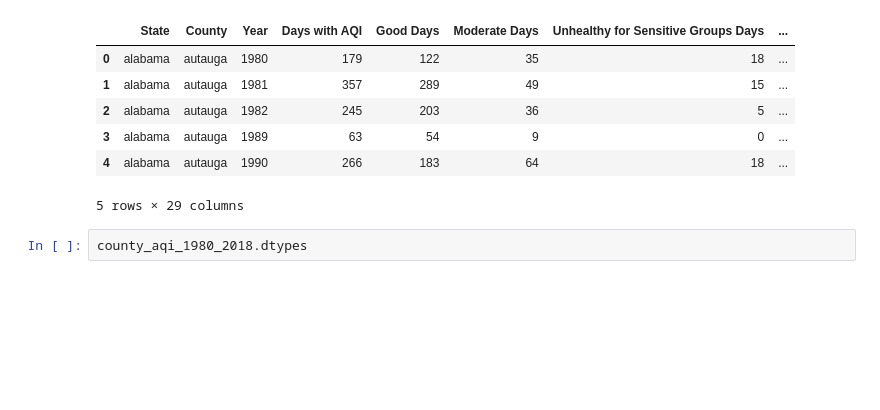
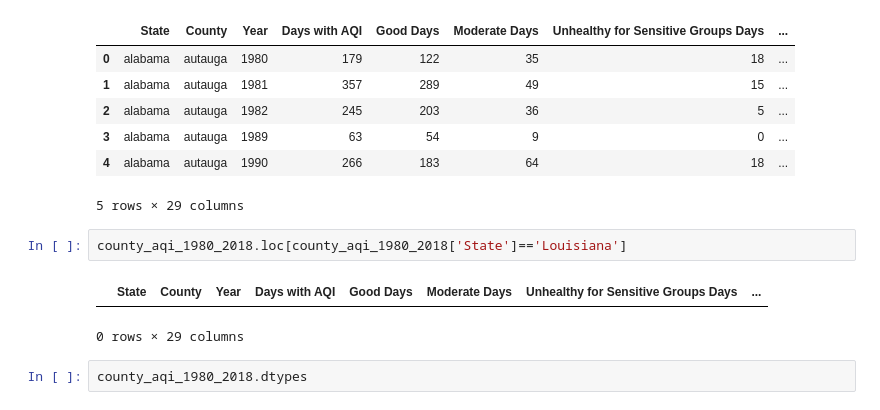
Before and after one commit to alyssflynn/project-1, a Jupyter notebook: data_cleaning.ipynb, the cells around one changed output. Drawn from its saved outputs; the diff is of its cells as text; blank space fills up the shorter version.

```diff
--- a/data_cleaning.ipynb
+++ b/data_cleaning.ipynb
@@ -94,6 +132,11 @@ county_aqi_1980_2018.head()
 | 3 | alabama | autauga | 1989 | 63 | 54 | 9 | 0 | ... |
 | 4 | alabama | autauga | 1990 | 266 | 183 | 64 | 18 | ... |
 5 rows × 29 columns
+# %%
+county_aqi_1980_2018.loc[county_aqi_1980_2018['State']=='Louisiana']
+# %% [output]
+|  | State | County | Year | Days with AQI | Good Days | Moderate Days | Unhealthy for Sensitive Groups Days | ... |
+0 rows × 29 columns
 # %%
 county_aqi_1980_2018.dtypes
 # %% [output]
```
Also changed, not shown: parts of 5 cells of this notebook, 4 other files.
